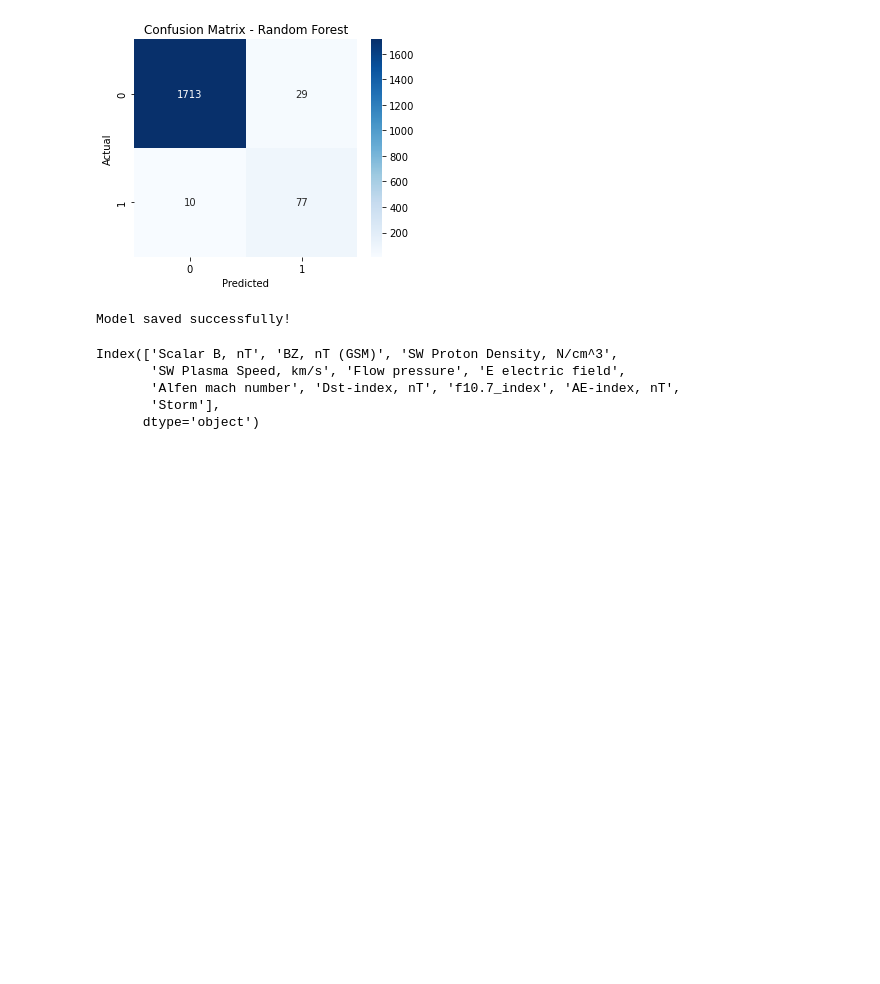
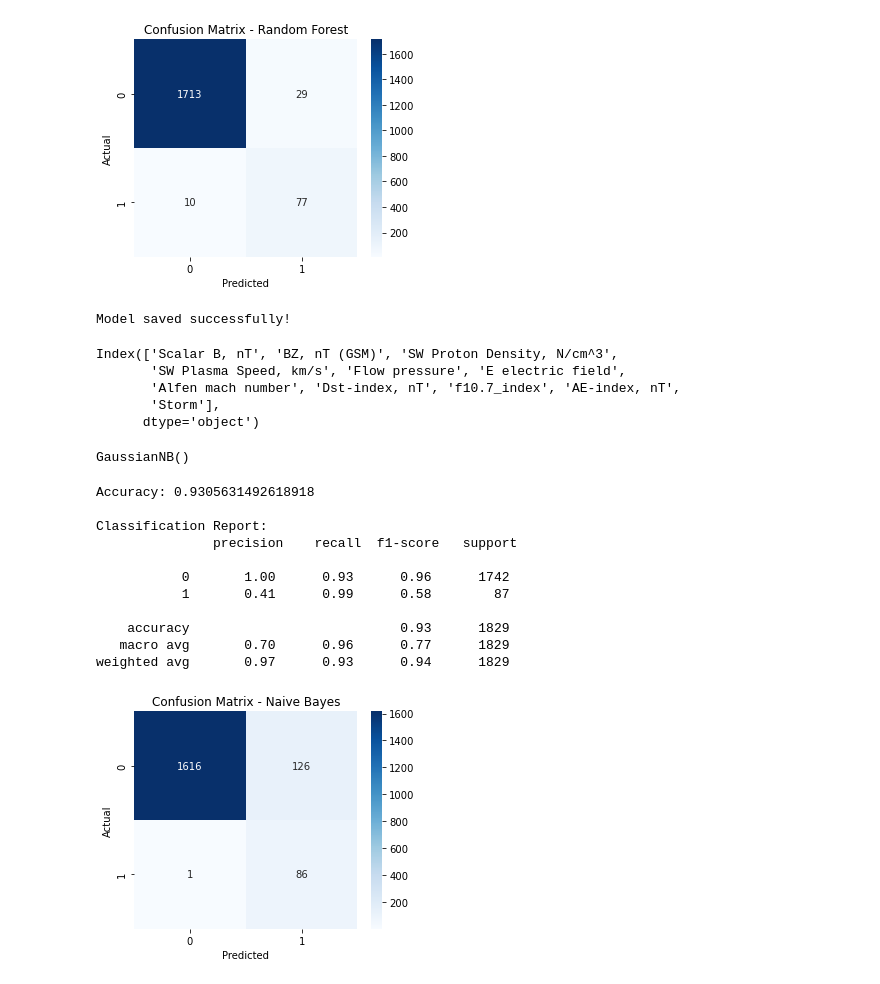
Before and after one commit to pranjalsinha1205/SolarStormPrediction, a Jupyter notebook: notebooks/SolarStormPredictionNotebook.ipynb, the cells around one changed output. Cells and saved outputs as stored; diff of their text form; code cells hidden in the pictures; blank space fills up the shorter version.

```diff
--- a/notebooks/SolarStormPredictionNotebook.ipynb
+++ b/notebooks/SolarStormPredictionNotebook.ipynb
@@ -384,3 +384,42 @@ Index(['Scalar B, nT', 'BZ, nT (GSM)', 'SW Proton Density, N/cm^3',
        'Alfen mach number', 'Dst-index, nT', 'f10.7_index', 'AE-index, nT',
        'Storm'],
       dtype='object')
+# %%
+from sklearn.naive_bayes import GaussianNB
+
+nb = GaussianNB()
+# %%
+nb.fit(X_train_resampled, y_train_resampled)
+# %% [output]
+GaussianNB()
+# %%
+# Predict on test set
+y_pred = nb.predict(X_test)
+
+# Print Accuracy & Classification Report
+print("Accuracy:", accuracy_score(y_test, y_pred))
+print("\nClassification Report:\n", classification_report(y_test, y_pred))
+
+# Plot Confusion Matrix
+import seaborn as sns
+import matplotlib.pyplot as plt
+
+plt.figure(figsize=(5,4))
+sns.heatmap(confusion_matrix(y_test, y_pred), annot=True, fmt="d", cmap="Blues")
+plt.xlabel("Predicted")
+plt.ylabel("Actual")
+plt.title("Confusion Matrix - Naive Bayes")
+plt.show()
+# %% [output]
+Accuracy: 0.9305631492618918
+
+Classification Report:
+               precision    recall  f1-score   support
+
+           0       1.00      0.93      0.96      1742
+           1       0.41      0.99      0.58        87
+
+    accuracy                           0.93      1829
+   macro avg       0.70      0.96      0.77      1829
+weighted avg       0.97      0.93      0.94      1829
+[figure, added]
```
Also changed, not shown: parts of 4 cells of this notebook, 9 other files.
